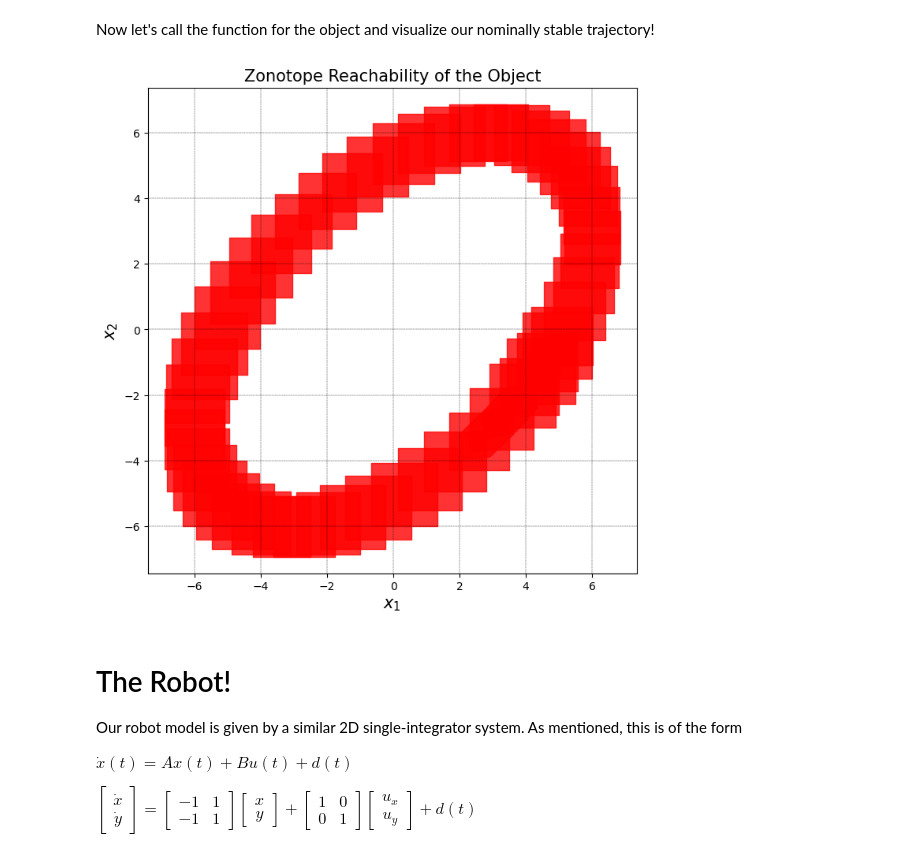
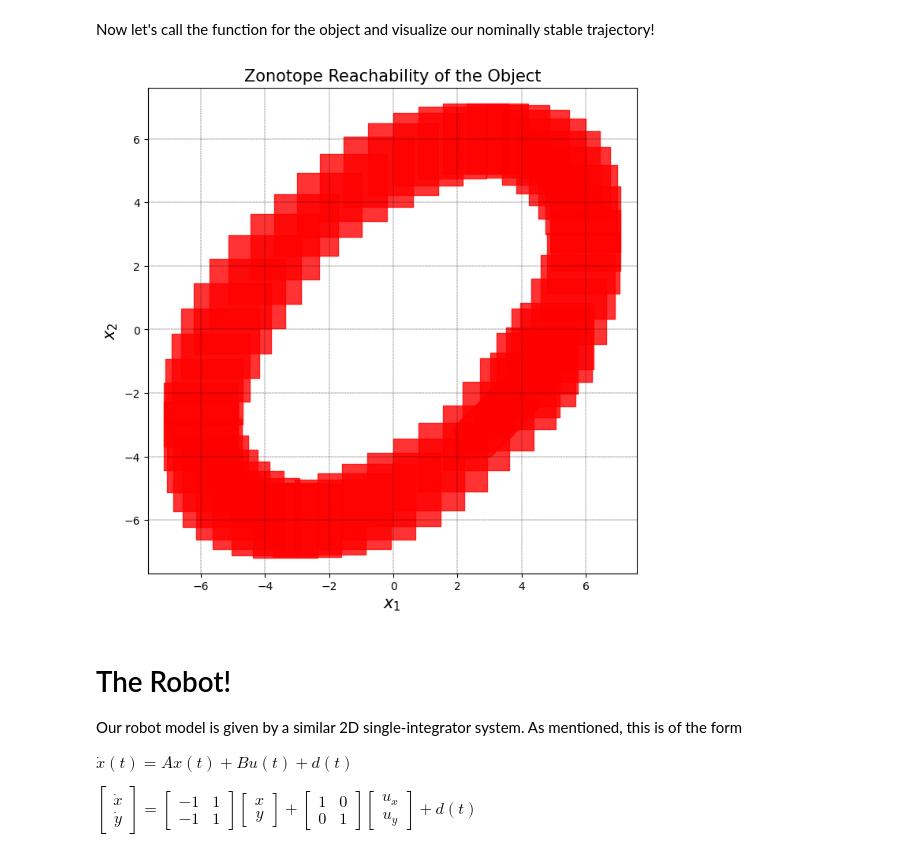
Before and after one commit to Sanjana20304/Safe-Robot-Planning-Control, a Jupyter notebook: tut1_reachability_CandA.ipynb, the cells around one changed output. Cells and saved outputs as stored; diff of their text form; code cells hidden in the pictures.

```diff
--- a/tut1_reachability_CandA.ipynb
+++ b/tut1_reachability_CandA.ipynb
@@ -215,19 +208,19 @@ Now let's call the function for the object and visualize our nominally stable tr
 # %%
 # duration of simulation
 sim_duration = 4
 r = 0.075
 Ac = np.array([[1,-2],[2, -1]])
 mu = 0.02 # note that this is the disturbance, not the mean
 
 c0 = Mu
-g0 = np.array([[minor_axis, 0.0],[0.0, major_axis]])
+g0 = np.array([[semi_x, 0.0],[0.0, semi_y]])
 
 zts_obj = get_zonotopes(Ac, mu, c0, g0, sim_duration, r, color='r',simplify=False)
 fig, ax = plt.subplots()
 pp.visualize(zts_obj, title='Zonotope Reachability of the Object', fig=fig, ax=ax)
 plt.show()
 # %% [output]
-[figure, old version]
+[figure, new version]
 # %% [markdown]
 # The Robot!
 Our robot model is given by a similar 2D single-integrator system. As mentioned, this is of the form
```
Also changed, not shown: parts of 22 cells of this notebook.
